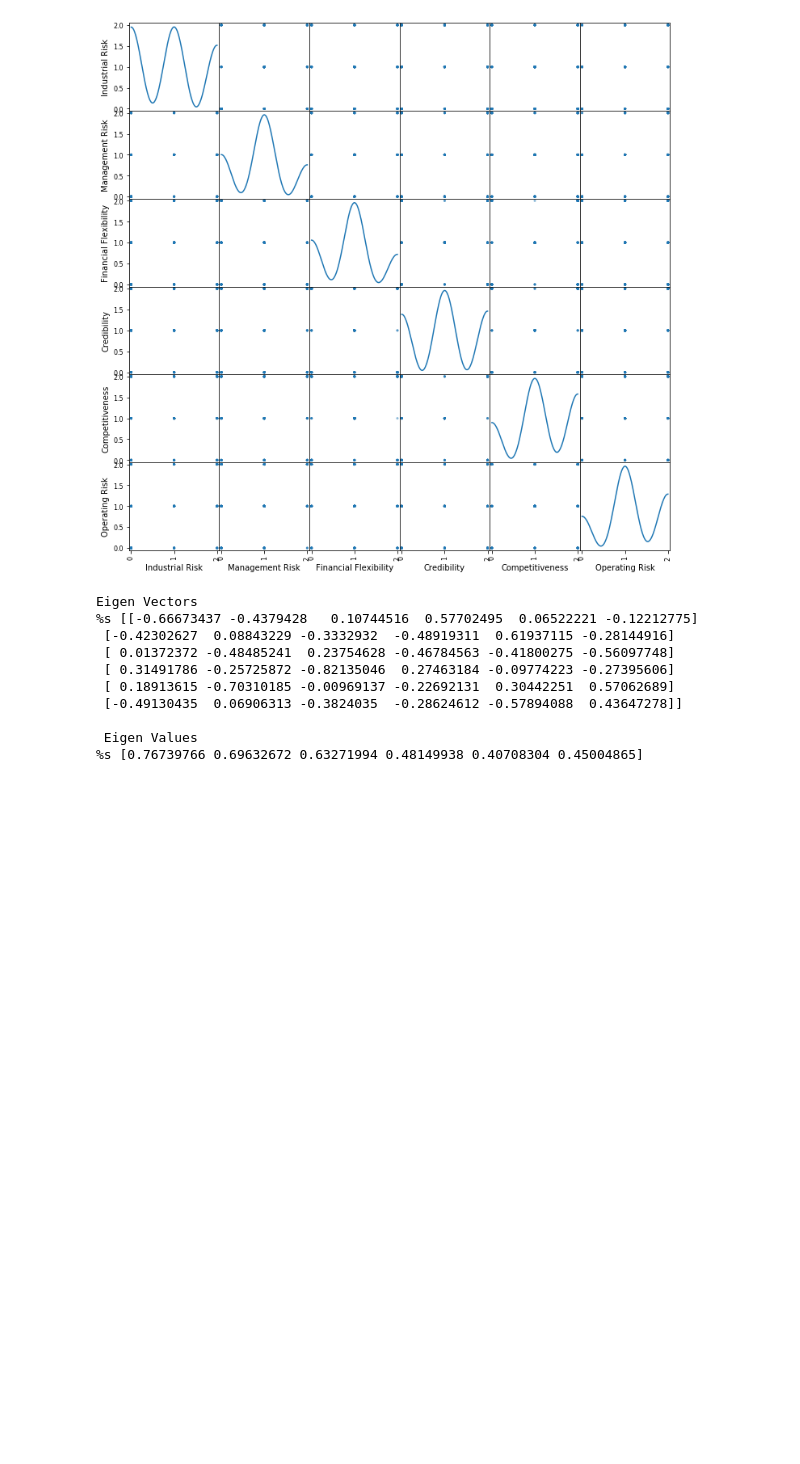
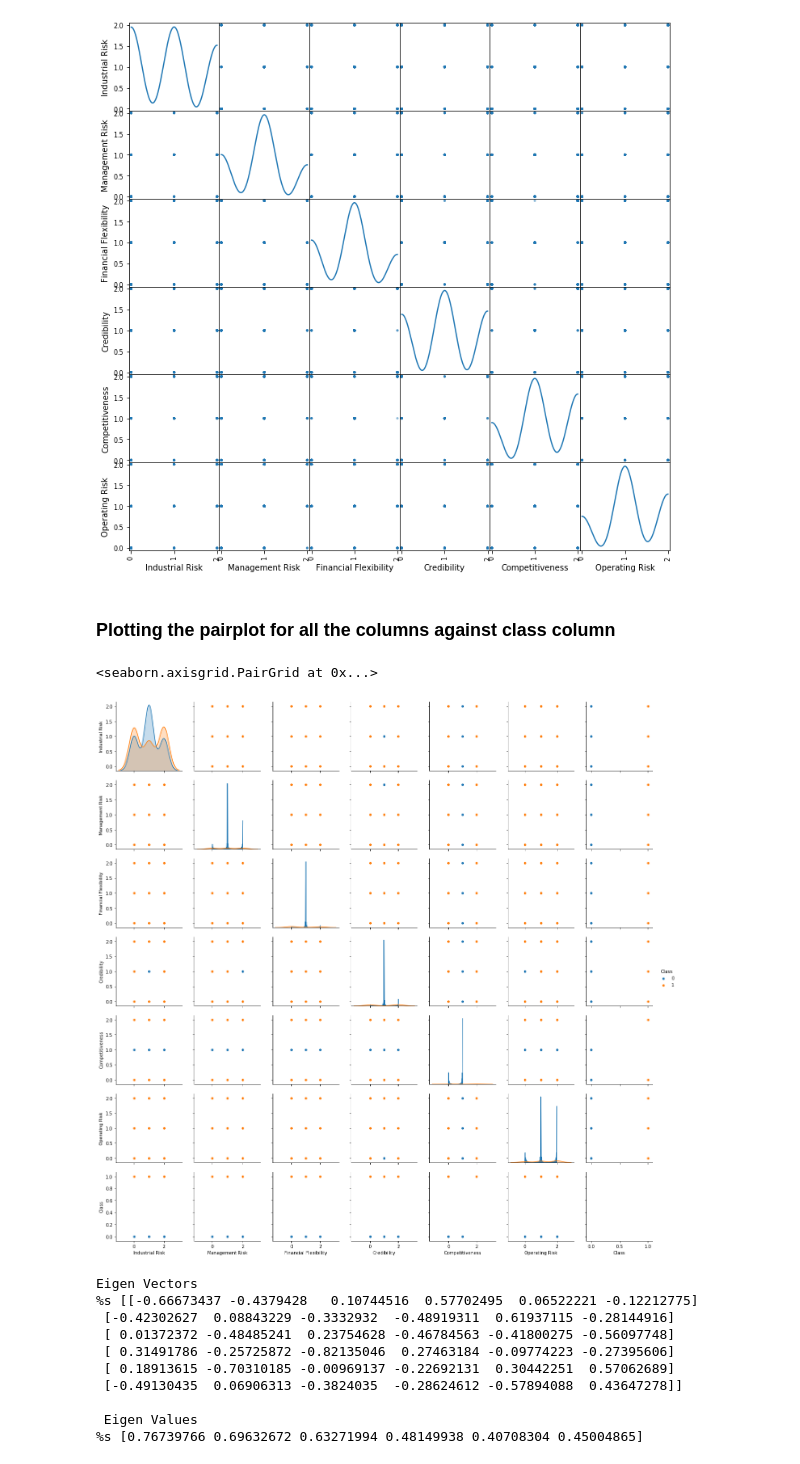
Before and after one commit to GreatLearningAIML1/bangalore-aug19-batch-tushar2211, a Jupyter notebook: Unsupervised_Learning_Qualitative_Bankruptcy_v2.ipynb, the cells around one changed output. Saved outputs shown, nothing was run; the diff lists cells and outputs as text; code cells hidden in the pictures; blank space fills up the shorter version.

```diff
--- a/Unsupervised_Learning_Qualitative_Bankruptcy_v2.ipynb
+++ b/Unsupervised_Learning_Qualitative_Bankruptcy_v2.ipynb
@@ -18,7 +18,7 @@ from sklearn.metrics import confusion_matrix, f1_score
 # %% [markdown]
 1. Reading the csv data through Pandas DataFrame
 # %%
-bankdata = pd.read_csv("Qualitative_Bankruptcy.data.txt")
+bankdata = pd.read_csv("Qualitative_Bankruptcy.data.txt", names =["Industrial Risk","Management Risk","Financial Flexibility","Credibility","Competitiveness","Operating Risk","Class"])
 # %%
 bankdata.head()
 # %% [output]
@@ -228,6 +228,13 @@ axes = pd.plotting.scatter_matrix(X_train_df,figsize=(12,12), diagonal = 'kde')
 plt.show()
 # %% [output]
 [figure]
+# %% [markdown]
+### Plotting the pairplot for all the columns against class column
+# %%
+sns.pairplot(bankdata,diag_kind='kde',hue='Class')
+# %% [output]
+<seaborn.axisgrid.PairGrid at 0x...>
+[figure, added]
 # %%
 eig_vals, eig_vecs = np.linalg.eig(cov_matrix)
 # %%
```
Also changed, not shown: parts of 11 cells of this notebook.
